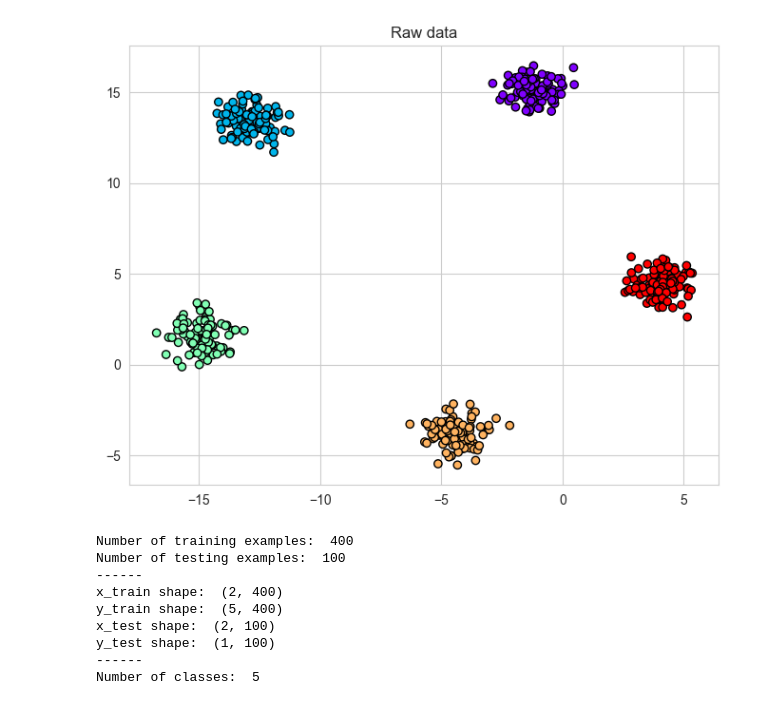
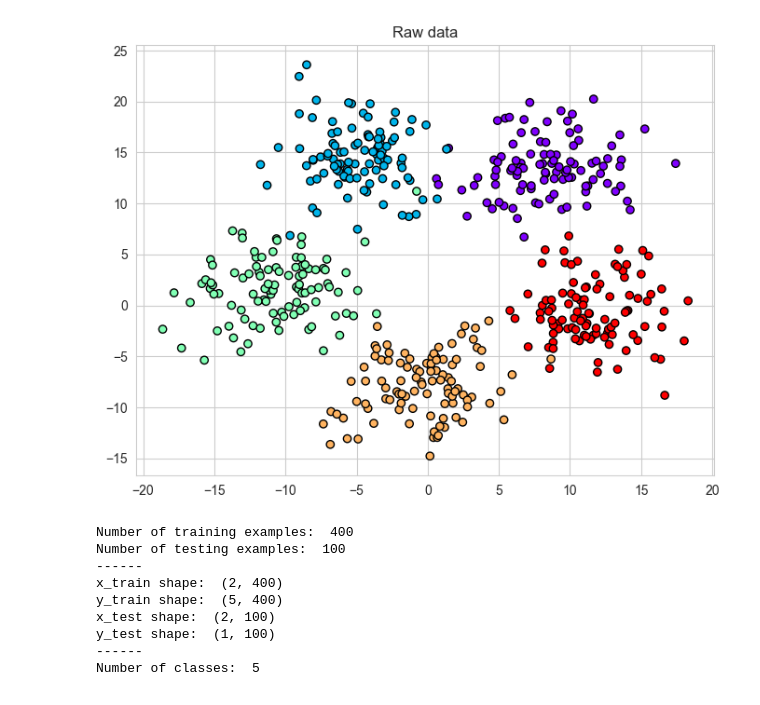
Before and after one commit to Jivl00/KKY_NSES, a Jupyter notebook: SP/showcase.ipynb, the cells around one changed output. Drawn from its saved outputs; the diff is of its cells as text; code cells hidden in the pictures.

```diff
--- a/SP/showcase.ipynb
+++ b/SP/showcase.ipynb
@@ -5,12 +5,12 @@ from NeuralNetwork import*
 np.random.seed(1)
 # %%
 # load data
-data = np.loadtxt('tren_data1___09.txt')
+data = np.loadtxt('tren_data2___09.txt')
 # data = np.loadtxt('tren_data2___09.txt')
 
 visualization.plot_data(data, title='Raw data')
 # %% [output]
-[figure, old version]
+[figure, new version]
 # %%
 # shuffle data
 data = np.random.permutation(data)
```
Also changed, not shown: parts of 11 cells of this notebook, 1 other file.
